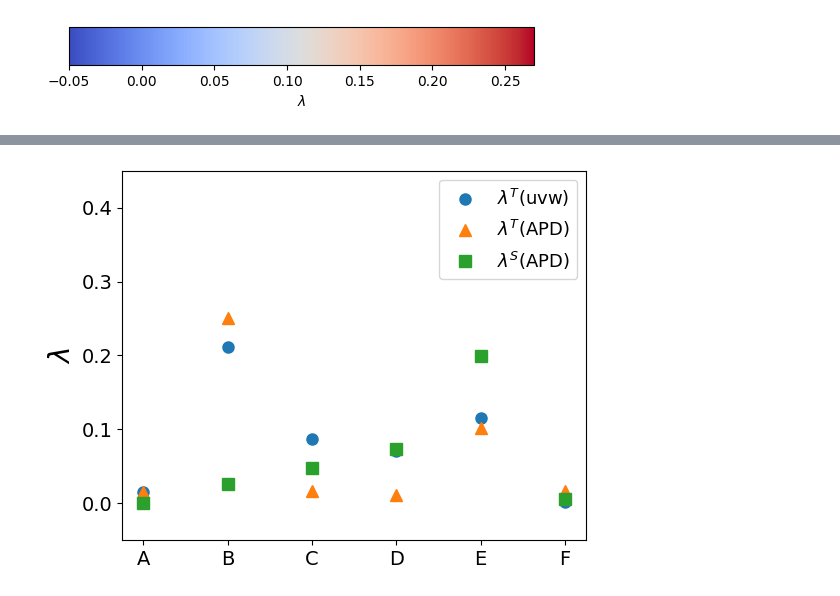
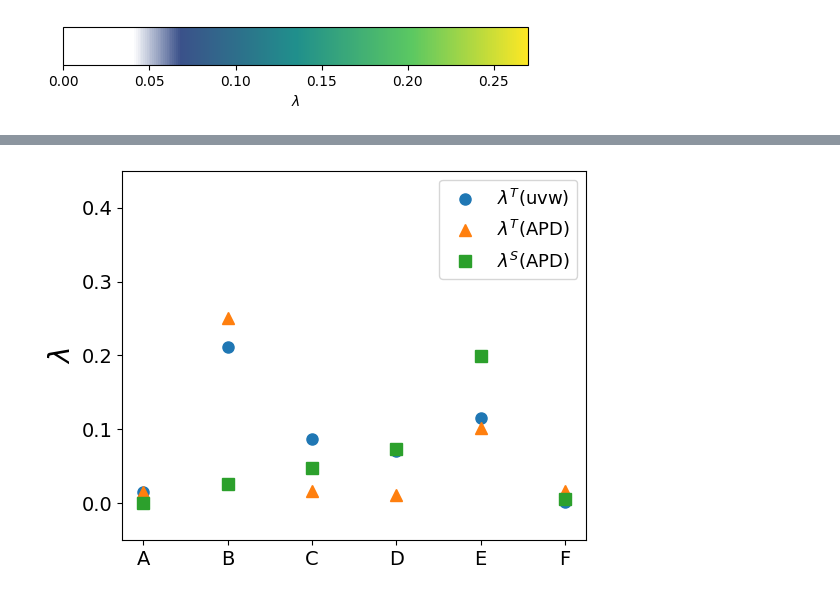
Before and after one commit to William-XiaodongAn/Quantifying-The-Complex-Spatiotemporal-Chaos-of-Cardiac-Fibrillation-in-Ionic-Models, a Jupyter notebook: analysis_ipynb_scripts/single_spiral.ipynb, the cells around one changed output, grey strips where cells are left out. Saved outputs shown, nothing was run; the diff lists cells and outputs as text; code cells hidden in the pictures.

```diff
--- a/analysis_ipynb_scripts/single_spiral.ipynb
+++ b/analysis_ipynb_scripts/single_spiral.ipynb
@@ -894,29 +895,37 @@ cannot find neighbor for point  226 ,dis =  12.591969848928407
 # %%
 import matplotlib.pyplot as plt
 import numpy as np
+from matplotlib.colors import LinearSegmentedColormap
 
 # Dummy figure for colorbar
 fig, ax = plt.subplots(figsize=(6, 1))
 fig.subplots_adjust(bottom=0.5)
-min_value = -0.05
+min_value = -0.0
 max_value = 0.27
 # Create a fake colormap image
 cmap = plt.cm.coolwarm
 norm = plt.Normalize(vmin=min_value, vmax=max_value)
-
+white_viridis = LinearSegmentedColormap.from_list('white_viridis', [
+    (0.0, '#ffffff'),
+    (0.15, '#ffffff'),
+    (0.25, '#3b518a'),
+    (0.5, '#208f8c'),
+    (0.75, '#5bc862'),
+    (1.0, '#fde724'),
+], N=256)
 # Create colorbar
 cb = fig.colorbar(
-    plt.cm.ScalarMappable(norm=norm, cmap=cmap),
+    plt.cm.ScalarMappable(norm=norm, cmap=white_viridis),
     cax=ax,
     orientation='horizontal',
     label=r'$\lambda$'
 )
 
 # Save only the colorbar
-plt.savefig('colorbar_only.png', dpi=300)
+#plt.savefig('colorbar_only.png', dpi=300)
 plt.show()
 # %% [output]
-[figure, old version]
+[figure, new version]
 # %%
 
 result_4_lya_from_uvw = []
```
Also changed, not shown: parts of 5 cells of this notebook, 8 other files.
